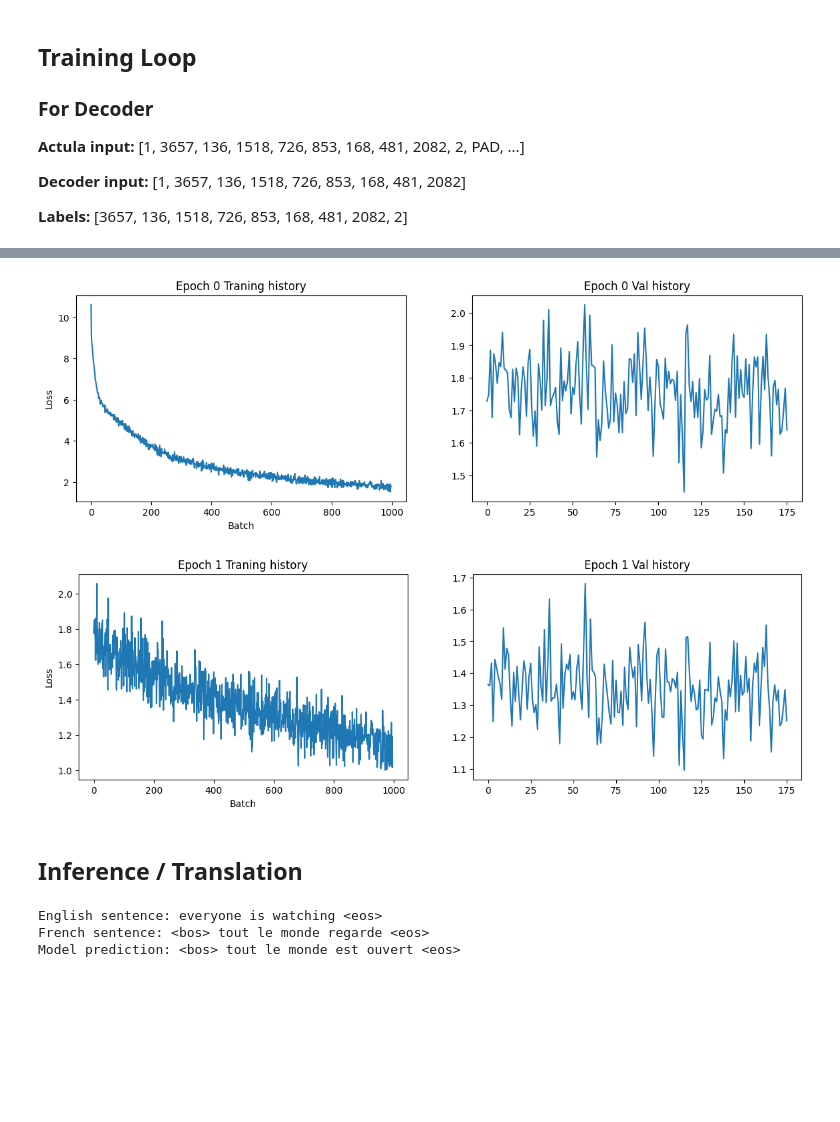
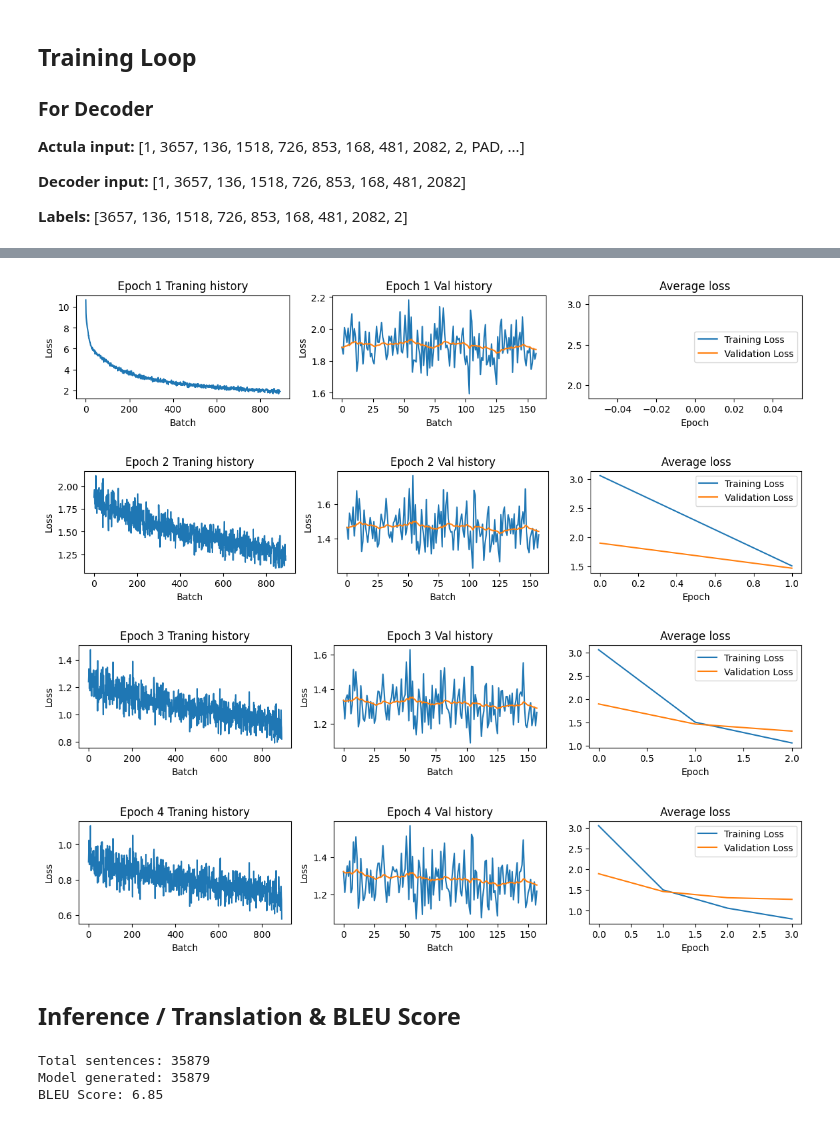
Before and after one commit to vishwjeet71/ai-implementations, a Jupyter notebook: transformers/encoder-decoder/encoder_decoder.ipynb, the cells around one changed output, grey strips where cells are left out. Cells and saved outputs as stored; diff of their text form; code cells hidden in the pictures; blank space fills up the shorter version.

Commit message:
feat: BLEU evaluation logic

```diff
--- a/transformers/encoder-decoder/encoder_decoder.ipynb
+++ b/transformers/encoder-decoder/encoder_decoder.ipynb
@@ -152,10 +162,10 @@ def getMaxLength(seq):
     return max_len
 
 English_max_length = getMaxLength(english_sequences)
-French_max_leength = getMaxLength(french_sequences)
+French_max_length = getMaxLength(french_sequences)
 
 print(f"Max length of English:", English_max_length)
-print(f"Max length of French:", French_max_leength)
+print(f"Max length of French:", French_max_length)
 # %% [output]
 Max length of English: 56
 Max length of French: 68
@@ -175,7 +183,7 @@ class data_formation(Dataset):
 
     def __getitem__(self, index):
         english_sequence = padding(English_max_length, self.english_sequences[index])
-        french_sequence = padding(French_max_leength, self.french_sequences[index])
+        french_sequence = padding(French_max_length, self.french_sequences[index])
 
         return torch.tensor(english_sequence, dtype=torch.long), torch.tensor(
             french_sequence, dtype=torch.long
@@ -588,15 +596,15 @@ class Transformer(torch.nn.Module):
 # Transformer parameters
 encoder_vocab_size = 17598
 decoder_vocab_size = 34222
-batch_size = 180 + 24
+batch_size = 204 + 24
 d_model = 512
 encoder_max_seq_len = English_max_length
-decoder_max_seq_len = French_max_leength
+decoder_max_seq_len = French_max_length
 num_heads = 8
-num_layers = 4
+num_layers = 2
 
 # Training
-max_iters = 2
+max_iters = 4
 learning_rate = 3e-4
 loss_function = torch.nn.CrossEntropyLoss(ignore_index=0)
 
@@ -686,25 +698,56 @@ Avg Val loss: 1.3536650463938713
 # %%
+def smooth_curve(loss_history: list, alpha: float = 0.1) -> list:
+    # EMA_t = alpha * loss_t + (1 - alpha) * EMA_(t-1)
+    general_trend = []
+
+    for i, loss in enumerate(loss_history):
+
+        if i == 0:
+            ema = loss
+        else:
+            ema = alpha * loss + (1 - alpha) * ema
+
+        general_trend.append(ema)
+
+    return general_trend
+
 import matplotlib.pyplot as plt
+
+av_train_loss = []
+av_val_loss = []
 
 for epoch_data in LOSS_HISTORY_PER_EPOCH:
 
     e = epoch_data['epoch']
     train_history = epoch_data['train_history']
     val_history = epoch_data['val_history']
 
-    fig, (ax1, ax2) = plt.subplots(1, 2, figsize=(14, 4))
+    smooth_val_history = smooth_curve(val_history, 0.05)
+    av_train_loss.append(sum(train_history) / len(train_history))
+    av_val_loss.append(sum(val_history) / len(val_history))
+
+    fig, (ax1, ax2, ax3) = plt.subplots(1, 3, figsize=(14, 2))
 
     ax1.plot(train_history)
     ax1.set_title(f"Epoch {e} Traning history")
     ax1.set_xlabel("Batch")
     ax1.set_ylabel("Loss")
 
     ax2.plot(val_history)
+    ax2.plot(smooth_val_history)
     ax2.set_title(f"Epoch {e} Val history")
-    ax1.set_xlabel("Batch")
-    ax1.set_ylabel("Loss")
+    ax2.set_xlabel("Batch")
+    ax2.set_ylabel("Loss")
+
+    ax3.plot(av_train_loss, label="Training Loss")
+    ax3.plot(av_val_loss, label="Validation Loss")
+    ax3.set_title("Average loss")
+    ax3.set_xlabel("Epoch")
+    ax3.legend()
 # %% [output]
-[figure, old version]
+[figure, new version]
-[figure, old version]
+[figure, new version]
+[figure, added]
+[figure, added]
 # %% [markdown]
-## Inference / Translation
+## Inference / Translation & BLEU Score
@@ -711,3 +805,9 @@ for epoch_data in LOSS_HISTORY_PER_EPOCH:
+# %%
+bleu_score_evaluation(model, X_test, y_test, X_test.shape[0])
+# %% [output]
+Total sentences: 35879
+Model generated: 35879
+BLEU Score: 6.85
 # %%
 import random
 
@@ -747,9 +847,3 @@ def Test_model(model, x_test, y_test):
         print("English sentence:", " ".join(english_sentence))
         print("French sentence:", " ".join(french_sentence))
         print("Model prediction:", " ".join(model_sentence))
-# %%
-Test_model(model, X_test, y_test)
-# %% [output]
-English sentence: everyone is watching <eos>
-French sentence: <bos> tout le monde regarde <eos>
-Model prediction: <bos> tout le monde est ouvert <eos>
```
Also changed, not shown: parts of 7 cells of this notebook.
